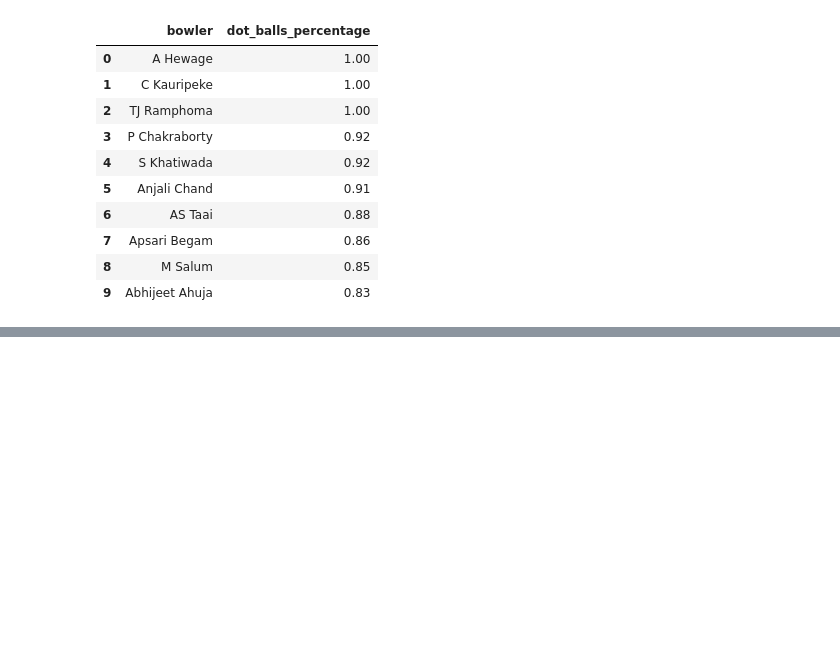
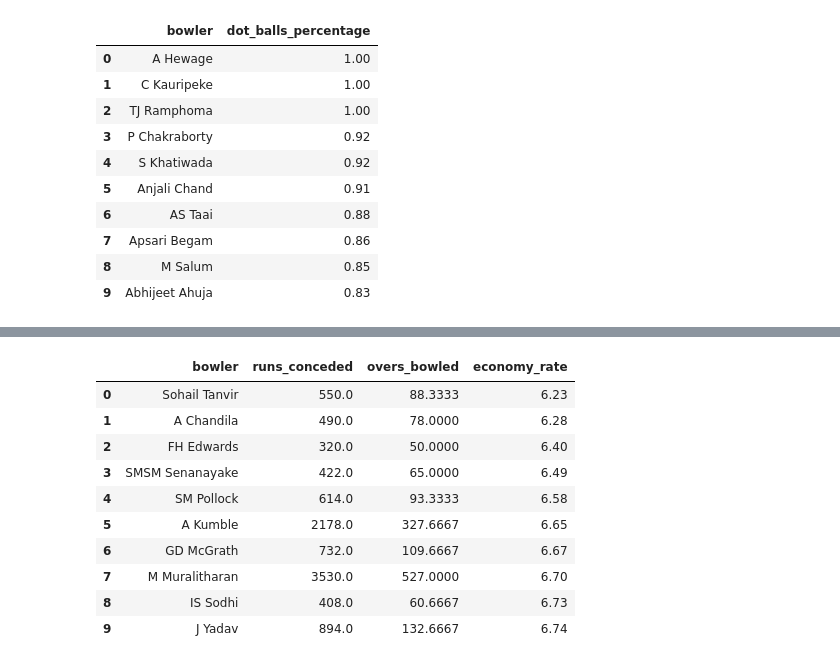
Before and after one commit to tamizhvv/guvi_projects, a Jupyter notebook: cricsheet_project/Queries.ipynb, the cells around one changed output, grey strips where cells are left out. Saved outputs shown, nothing was run; the diff lists cells and outputs as text; code cells hidden in the pictures; blank space fills up the shorter version.

```diff
--- a/cricsheet_project/Queries.ipynb
+++ b/cricsheet_project/Queries.ipynb
@@ -525,0 +720,26 @@ display(t20_5_df.head(10))
+# %%
+query_ipl_4='''
+select bowler,
+       sum(runs_total) as runs_conceded,
+       count(*)/6 as overs_bowled,
+       round(sum(runs_total) / (count(*)/6), 2) as economy_rate
+from ipl_match_deliveries
+group by bowler
+having overs_bowled >= 50
+order by economy_rate asc
+limit 10;
+'''
+ipl_4_df=pd.read_sql(query_ipl_4,con=connection)
+display(ipl_4_df)
+# %% [output]
+|  | bowler | runs_conceded | overs_bowled | economy_rate |
+| 0 | Sohail Tanvir | 550.0 | 88.3333 | 6.23 |
+| 1 | A Chandila | 490.0 | 78.0000 | 6.28 |
+| 2 | FH Edwards | 320.0 | 50.0000 | 6.40 |
+| 3 | SMSM Senanayake | 422.0 | 65.0000 | 6.49 |
+| 4 | SM Pollock | 614.0 | 93.3333 | 6.58 |
+| 5 | A Kumble | 2178.0 | 327.6667 | 6.65 |
+| 6 | GD McGrath | 732.0 | 109.6667 | 6.67 |
+| 7 | M Muralitharan | 3530.0 | 527.0000 | 6.70 |
+| 8 | IS Sodhi | 408.0 | 60.6667 | 6.73 |
+| 9 | J Yadav | 894.0 | 132.6667 | 6.74 |
```
Also changed, not shown: parts of 9 cells of this notebook.
